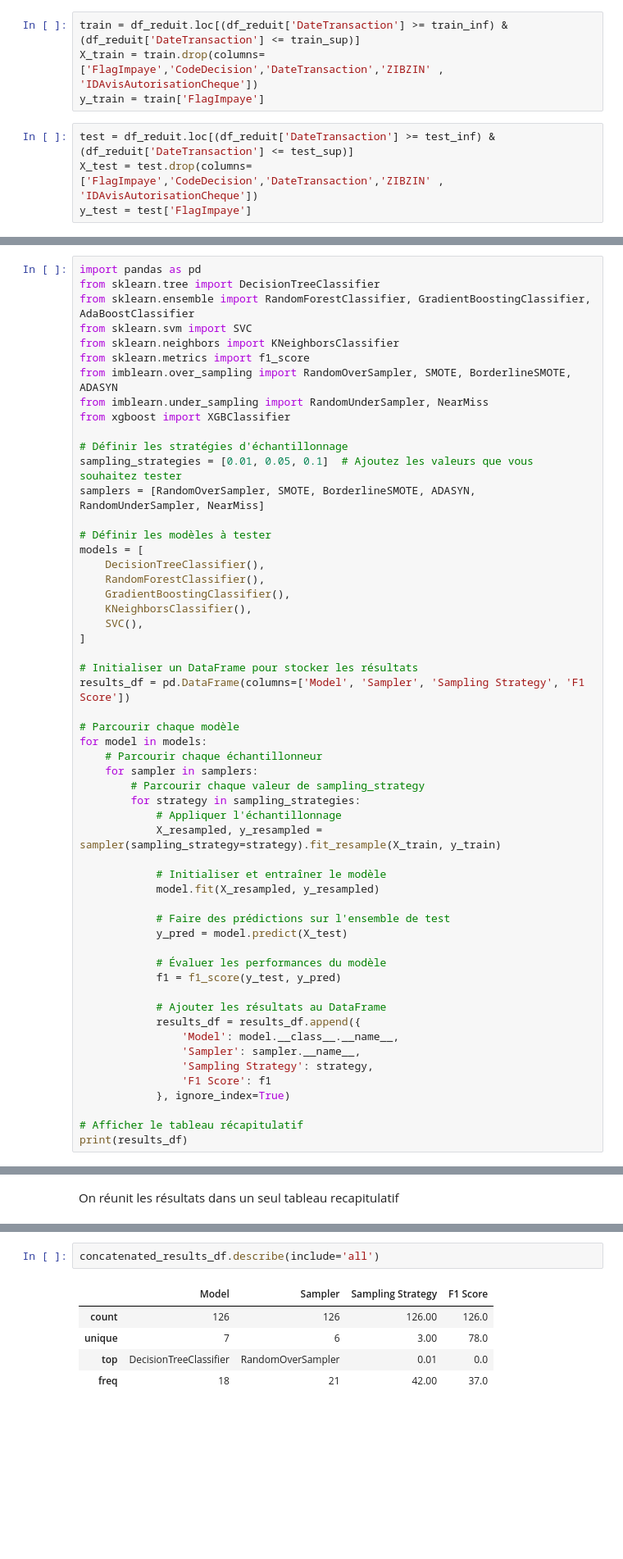
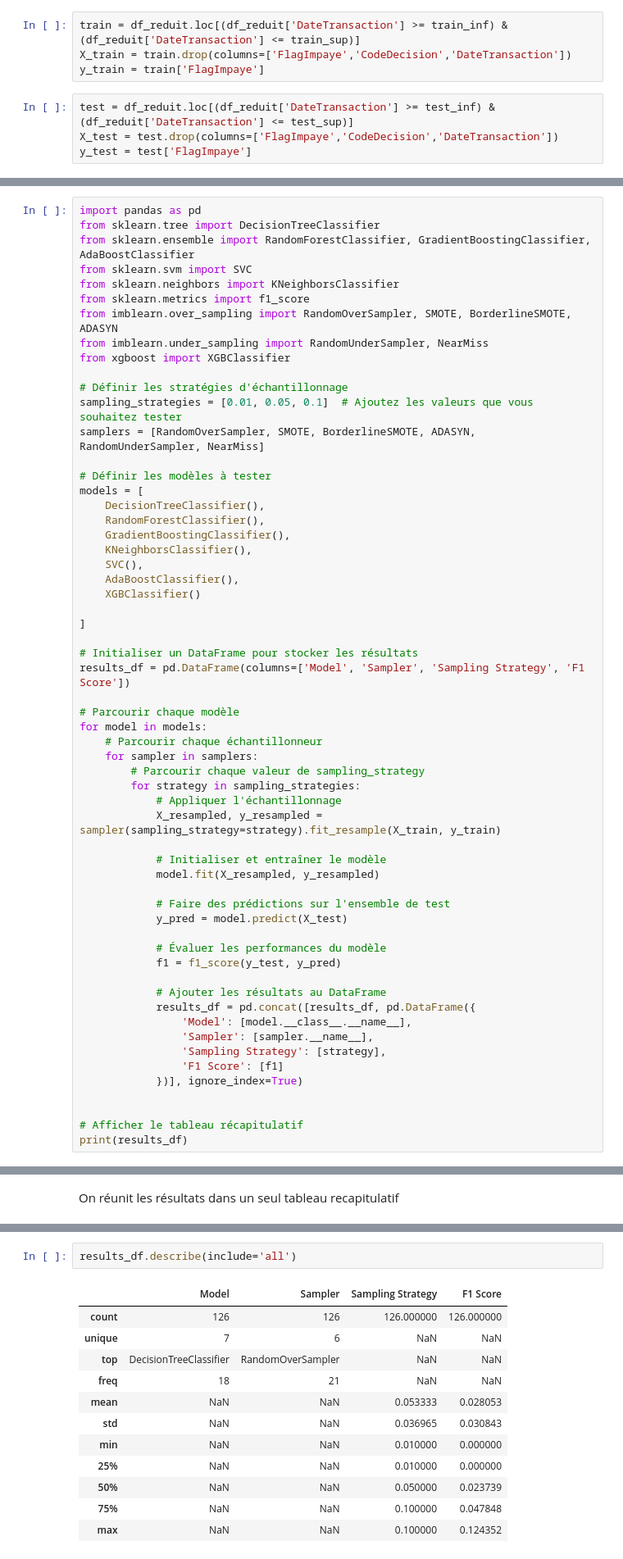
Before and after one commit to Martinrev/fraud-detection, a Jupyter notebook: test.ipynb, the cells around one changed output, grey strips where cells are left out. Shown at 82% size. Cells and saved outputs as stored; diff of their text form; blank space fills up the shorter version.

```diff
--- a/test.ipynb
+++ b/test.ipynb
@@ -43,9 +43,9 @@ test_inf = '2017-09-01'
 test_sup = '2017-11-30'
 # %%
 train = df_reduit.loc[(df_reduit['DateTransaction'] >= train_inf) & (df_reduit['DateTransaction'] <= train_sup)]
-X_train = train.drop(columns=['FlagImpaye','CodeDecision','DateTransaction','ZIBZIN' , 'IDAvisAutorisationCheque'])
+X_train = train.drop(columns=['FlagImpaye','CodeDecision','DateTransaction'])
 y_train = train['FlagImpaye']
 # %%
 test = df_reduit.loc[(df_reduit['DateTransaction'] >= test_inf) & (df_reduit['DateTransaction'] <= test_sup)]
-X_test = test.drop(columns=['FlagImpaye','CodeDecision','DateTransaction','ZIBZIN' , 'IDAvisAutorisationCheque'])
+X_test = test.drop(columns=['FlagImpaye','CodeDecision','DateTransaction'])
 y_test = test['FlagImpaye']
@@ -96,6 +117,9 @@ models = [
     GradientBoostingClassifier(),
     KNeighborsClassifier(),
     SVC(),
+    AdaBoostClassifier(),
+    XGBClassifier()
+
 ]
 
 # Initialiser un DataFrame pour stocker les résultats
@@ -120,12 +144,13 @@ for model in models:
             f1 = f1_score(y_test, y_pred)
 
             # Ajouter les résultats au DataFrame
-            results_df = results_df.append({
-                'Model': model.__class__.__name__,
-                'Sampler': sampler.__name__,
-                'Sampling Strategy': strategy,
-                'F1 Score': f1
-            }, ignore_index=True)
+            results_df = pd.concat([results_df, pd.DataFrame({
+                'Model': [model.__class__.__name__],
+                'Sampler': [sampler.__name__],
+                'Sampling Strategy': [strategy],
+                'F1 Score': [f1]
+            })], ignore_index=True)
+
 
 # Afficher le tableau récapitulatif
 print(results_df)
@@ -313,10 +190,17 @@ concatenated_results_df
 # %%
-concatenated_results_df.describe(include='all')
+results_df.describe(include='all')
 # %% [output]
 |  | Model | Sampler | Sampling Strategy | F1 Score |
-| count | 126 | 126 | 126.00 | 126.0 |
-| unique | 7 | 6 | 3.00 | 78.0 |
-| top | DecisionTreeClassifier | RandomOverSampler | 0.01 | 0.0 |
-| freq | 18 | 21 | 42.00 | 37.0 |
+| count | 126 | 126 | 126.000000 | 126.000000 |
+| unique | 7 | 6 | NaN | NaN |
+| top | DecisionTreeClassifier | RandomOverSampler | NaN | NaN |
+| freq | 18 | 21 | NaN | NaN |
+| mean | NaN | NaN | 0.053333 | 0.028053 |
+| std | NaN | NaN | 0.036965 | 0.030843 |
+| min | NaN | NaN | 0.010000 | 0.000000 |
+| 25% | NaN | NaN | 0.010000 | 0.000000 |
+| 50% | NaN | NaN | 0.050000 | 0.023739 |
+| 75% | NaN | NaN | 0.100000 | 0.047848 |
+| max | NaN | NaN | 0.100000 | 0.124352 |
 # %%
 # Grouper les résultats par modèle
```
Also changed, not shown: parts of 21 cells of this notebook, 1 other file.
